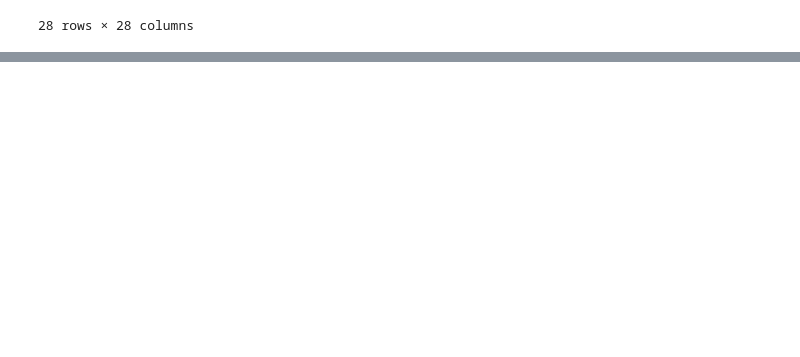
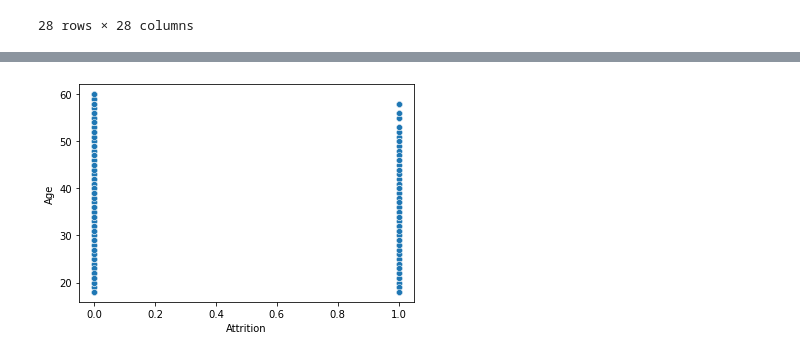
Before and after one commit to veratinous/Stutern_DSCI, a Jupyter notebook: IBM_PROJECT/IBM_EDA.ipynb, the cells around one changed output, grey strips where cells are left out. Cells and saved outputs as stored; diff of their text form; code cells hidden in the pictures; blank space fills up the shorter version.

```diff
--- a/IBM_PROJECT/IBM_EDA.ipynb
+++ b/IBM_PROJECT/IBM_EDA.ipynb
@@ -219,0 +194,5 @@ Name: Age, dtype: float64
+# %%
+sns.scatterplot(x='Attrition', y='Age', data=df)
+plt.show()
+# %% [output]
+[figure, added]
```
Also changed, not shown: parts of 32 cells of this notebook.
